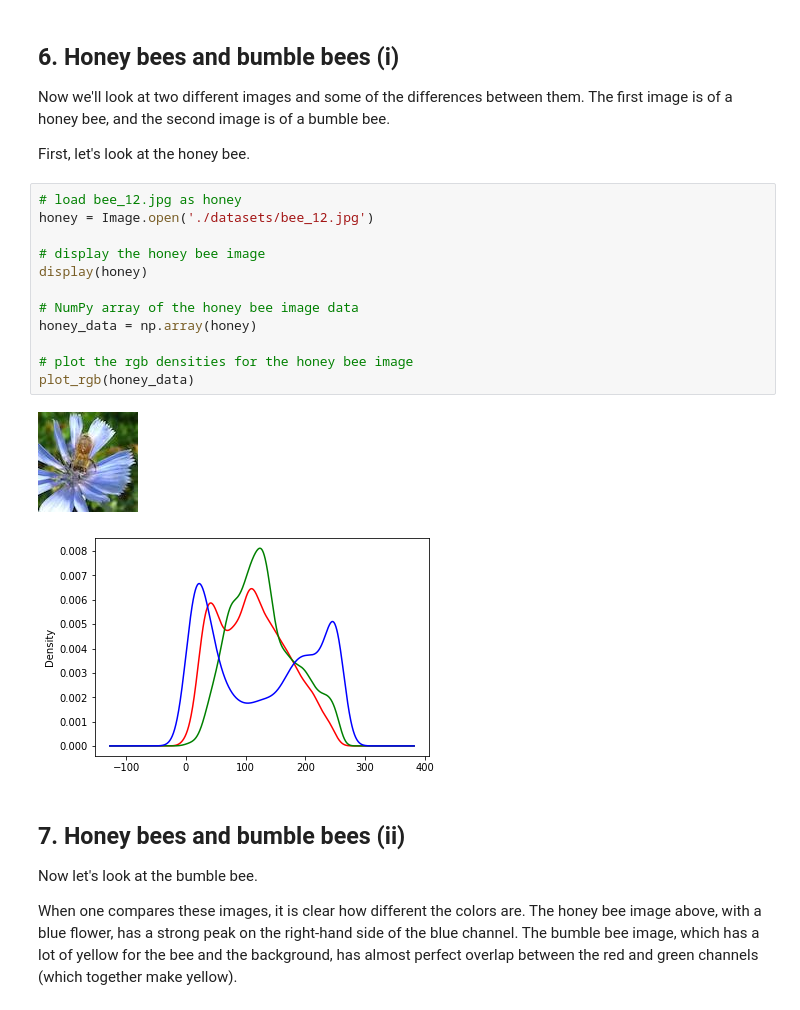
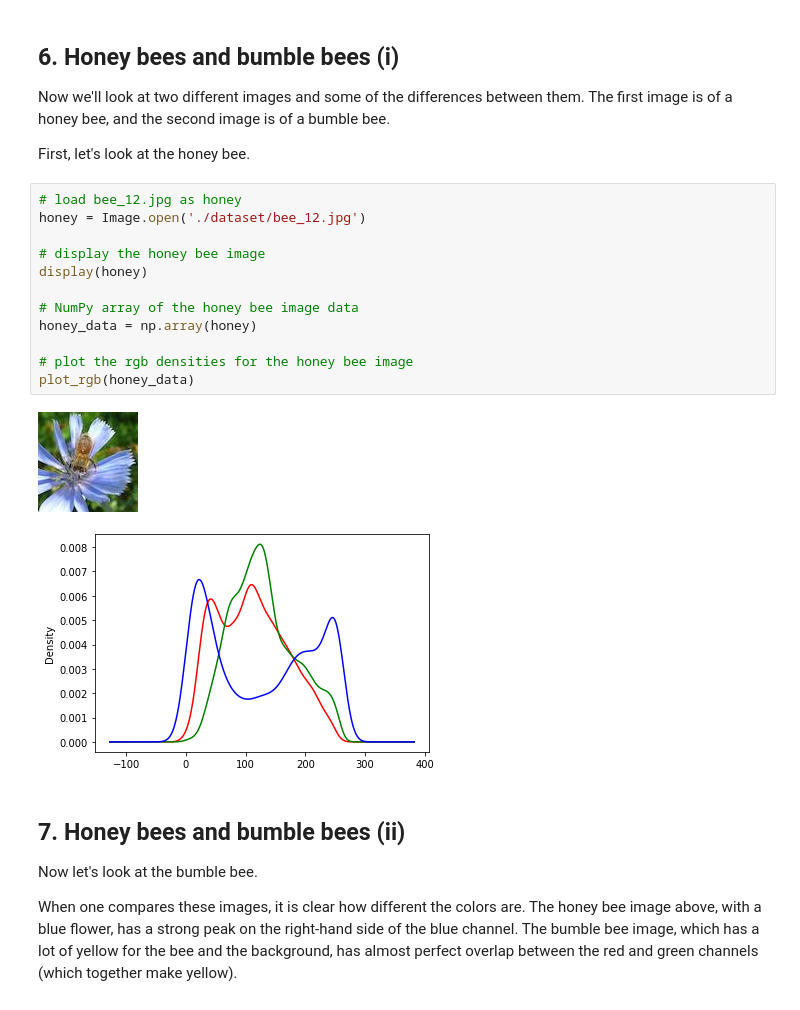
Before and after one commit to goodboychan/datacamp_repo, a Jupyter notebook: Naive.Bees.Image.Loading.and.Processing/Naive-Bees-Image-Loading-and-Processing.ipynb, the cells around one changed output. Cells and saved outputs as stored; diff of their text form.

```diff
--- a/Naive.Bees.Image.Loading.and.Processing/Naive-Bees-Image-Loading-and-Processing.ipynb
+++ b/Naive.Bees.Image.Loading.and.Processing/Naive-Bees-Image-Loading-and-Processing.ipynb
@@ -157,19 +157,19 @@ plot_rgb(img_data)
 <p>First, let's look at the honey bee.</p>
 # %%
 # load bee_12.jpg as honey
-honey = Image.open('./datasets/bee_12.jpg')
+honey = Image.open('./dataset/bee_12.jpg')
 
 # display the honey bee image
 display(honey)
 
 # NumPy array of the honey bee image data
 honey_data = np.array(honey)
 
 # plot the rgb densities for the honey bee image
 plot_rgb(honey_data)
 # %% [output]
 [figure]
-[figure, old version]
+[figure, new version]
 # %% [markdown]
 ## 7. Honey bees and bumble bees (ii)
 <p>Now let's look at the bumble bee.</p>
```
Also changed, not shown: parts of 10 cells of this notebook, 4 other files.
